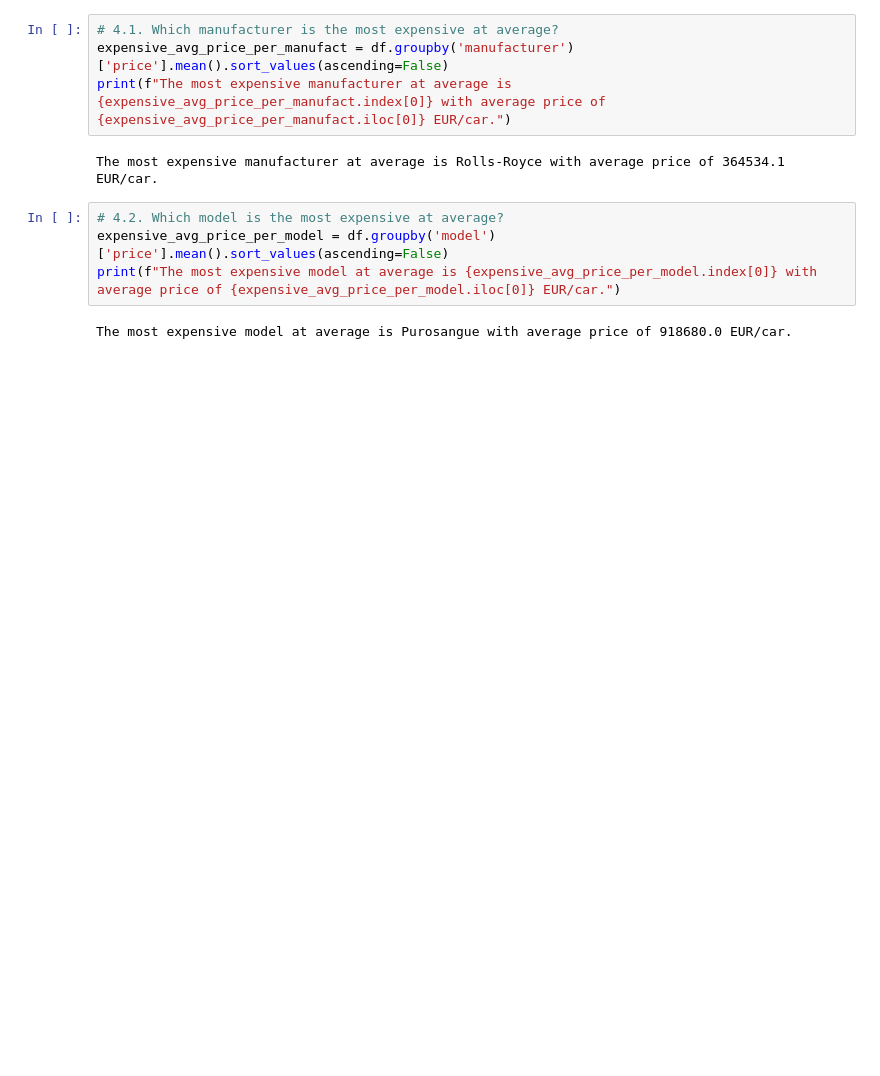
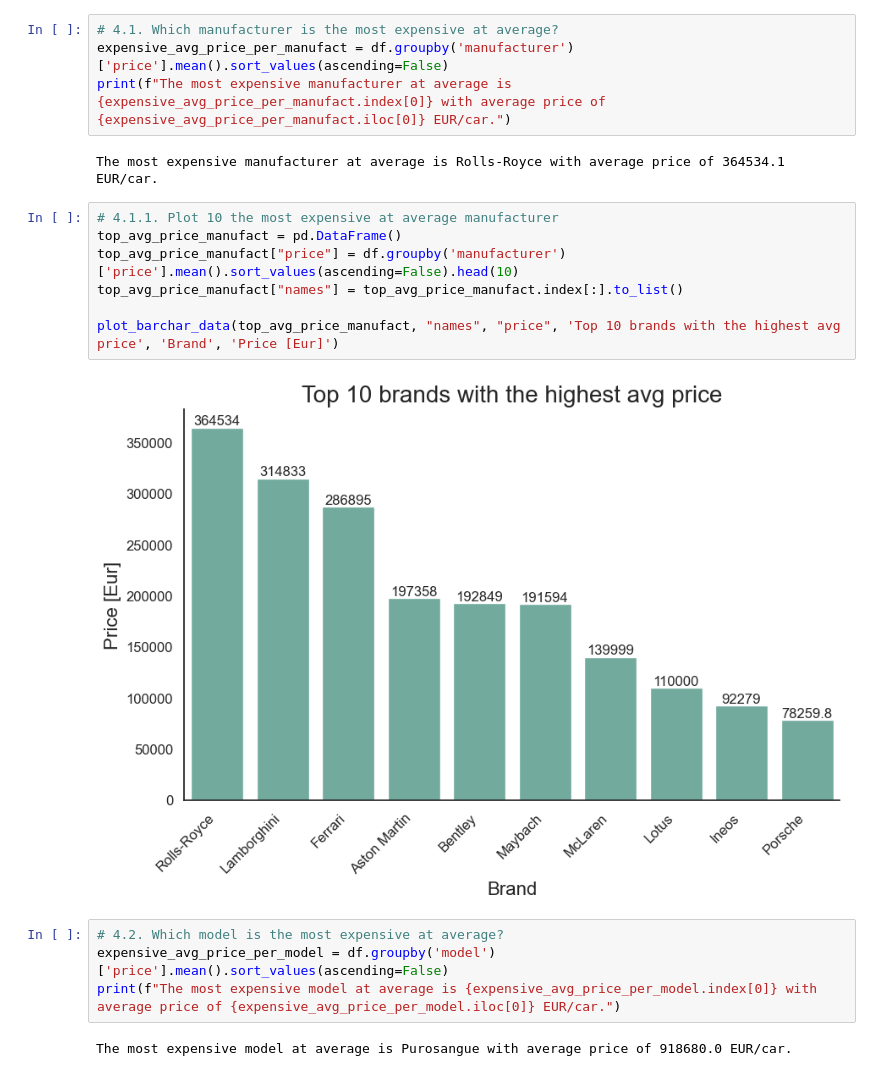
Before and after one commit to romanmurzac/EvaCar, a Jupyter notebook: internal_tools/data_analyzer.ipynb, the cells around one changed output. Cells and saved outputs as stored; diff of their text form; blank space fills up the shorter version.

```diff
--- a/internal_tools/data_analyzer.ipynb
+++ b/internal_tools/data_analyzer.ipynb
@@ -345,6 +340,15 @@ expensive_avg_price_per_manufact = df.groupby('manufacturer')['price'].mean().so
 print(f"The most expensive manufacturer at average is {expensive_avg_price_per_manufact.index[0]} with average price of {expensive_avg_price_per_manufact.iloc[0]} EUR/car.")
 # %% [output]
 The most expensive manufacturer at average is Rolls-Royce with average price of 364534.1 EUR/car.
+# %%
+# 4.1.1. Plot 10 the most expensive at average manufacturer
+top_avg_price_manufact = pd.DataFrame()
+top_avg_price_manufact["price"] = df.groupby('manufacturer')['price'].mean().sort_values(ascending=False).head(10)
+top_avg_price_manufact["names"] = top_avg_price_manufact.index[:].to_list()
+
+plot_barchar_data(top_avg_price_manufact, "names", "price", 'Top 10 brands with the highest avg price', 'Brand', 'Price [Eur]')
+# %% [output]
+[figure, added]
 # %%
 # 4.2. Which model is the most expensive at average?
 expensive_avg_price_per_model = df.groupby('model')['price'].mean().sort_values(ascending=False)
```
Also changed, not shown: parts of 45 cells of this notebook, 18 other files.
